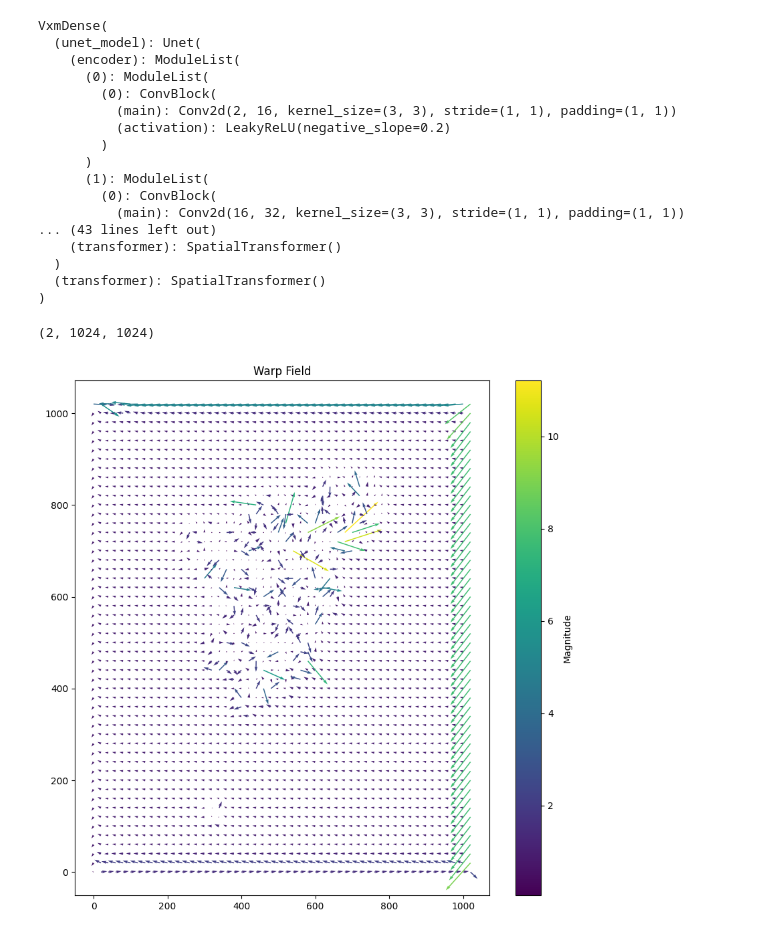
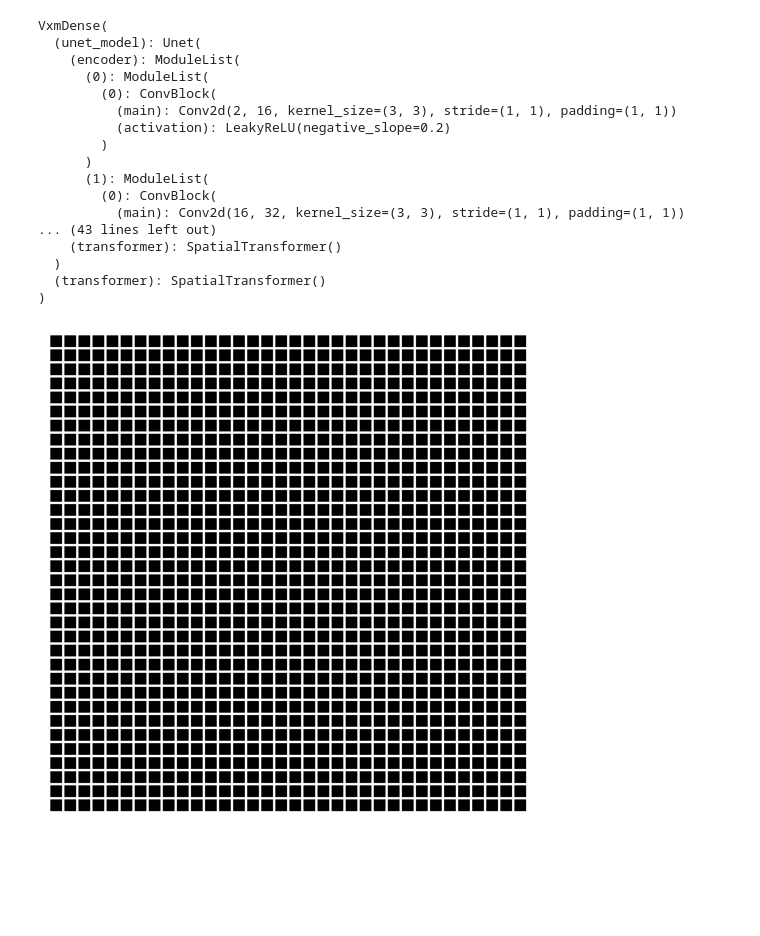
Before and after one commit to MASILab/DAPI_RegNet, a Jupyter notebook: vxl_morph/voxelmorph-dev/009_visualizing_warp_field.ipynb, the cells around one changed output. Saved outputs shown, nothing was run; the diff lists cells and outputs as text; code cells hidden in the pictures; blank space fills up the shorter version.

```diff
--- a/vxl_morph/voxelmorph-dev/009_visualizing_warp_field.ipynb
+++ b/vxl_morph/voxelmorph-dev/009_visualizing_warp_field.ipynb
@@ -59,4 +65,0 @@ warp_field=warp_field.cpu().detach().numpy().squeeze()
-# %%
-warp_field.shape
-# %% [output]
-(2, 1024, 1024)
@@ -63,32 +68,51 @@ warp_field.shape
 # %%
-warp_x = warp_field[0, :, :]
-warp_y = warp_field[1, :, :]
+# warp_x = warp_field[0, :, :]
+# warp_y = warp_field[1, :, :]
 
-# Create a grid of points
-x, y = np.meshgrid(np.arange(warp_x.shape[1]), np.arange(warp_x.shape[0]))
+# # Create a grid of points
+# x, y = np.meshgrid(np.arange(warp_x.shape[1]), np.arange(warp_x.shape[0]))
 
-# Subsample the data for better visualization
-subsample = 20
-x = x[::subsample, ::subsample]
-y = y[::subsample, ::subsample]
-warp_x = warp_x[::subsample, ::subsample]
-warp_y = warp_y[::subsample, ::subsample]
+# # Subsample the data for better visualization
+# subsample = 20
+# x = x[::subsample, ::subsample]
+# y = y[::subsample, ::subsample]
+# warp_x = warp_x[::subsample, ::subsample]
+# warp_y = warp_y[::subsample, ::subsample]
 
-# Calculate the magnitudes of the warp fields
-magnitude = np.sqrt(warp_x**2 + warp_y**2)
+# # Calculate the magnitudes of the warp fields
+# magnitude = np.sqrt(warp_x**2 + warp_y**2)
 
-# Create a new figure
-fig, ax = plt.subplots(figsize=(10, 10))
+# # Create a new figure
+# fig, ax = plt.subplots(figsize=(10, 10))
 
-# Display the warp fields as quiver plots
-quiver = ax.quiver(x, y, warp_x, warp_y, magnitude, angles='xy', scale_units='xy', scale=0.1)
+# # Display the warp fields as quiver plots
+# quiver = ax.quiver(x, y, warp_x, warp_y, magnitude, angles='xy', scale_units='xy', scale=0.1)
 
-# Add colorbar
-fig.colorbar(quiver, ax=ax, label='Magnitude')
+# # Add colorbar
+# fig.colorbar(quiver, ax=ax, label='Magnitude')
 
-# Set the title
-ax.set_title('Warp Field')
+# # Set the title
+# ax.set_title('Warp Field')
 
-plt.show()
+# plt.show()
-# %% [output]
-[figure, removed]
+# %%
+img_size = 1024
+square_size = 30
+line_thickness = 5  # Set the thickness of the lines
+
+# Create a black image
+grid_image = np.zeros((img_size, img_size))
+
+# Draw white lines to create the grid
+for i in range(0, img_size, square_size):
+    for j in range(line_thickness):
+        if i + j < img_size:
+            grid_image[i + j, :] = 1  # Horizontal white line
+            grid_image[:, i + j] = 1  # Vertical white line
+
+# Display the grid image using matplotlib
+plt.imshow(grid_image, cmap='gray')
+plt.axis('off')  # Turn off axis numbers and ticks
+plt.gca().set_position([0, 0, 1, 1])
+# %% [output]
+[figure, added]
```
Also changed, not shown: parts of 5 cells of this notebook, 25 other files.
